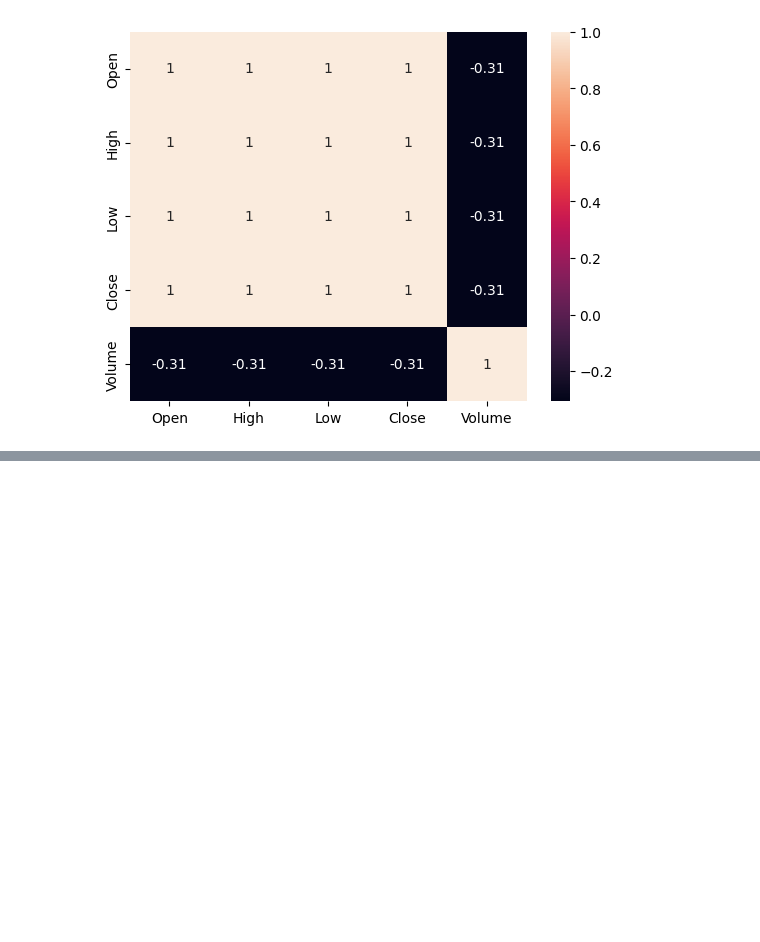
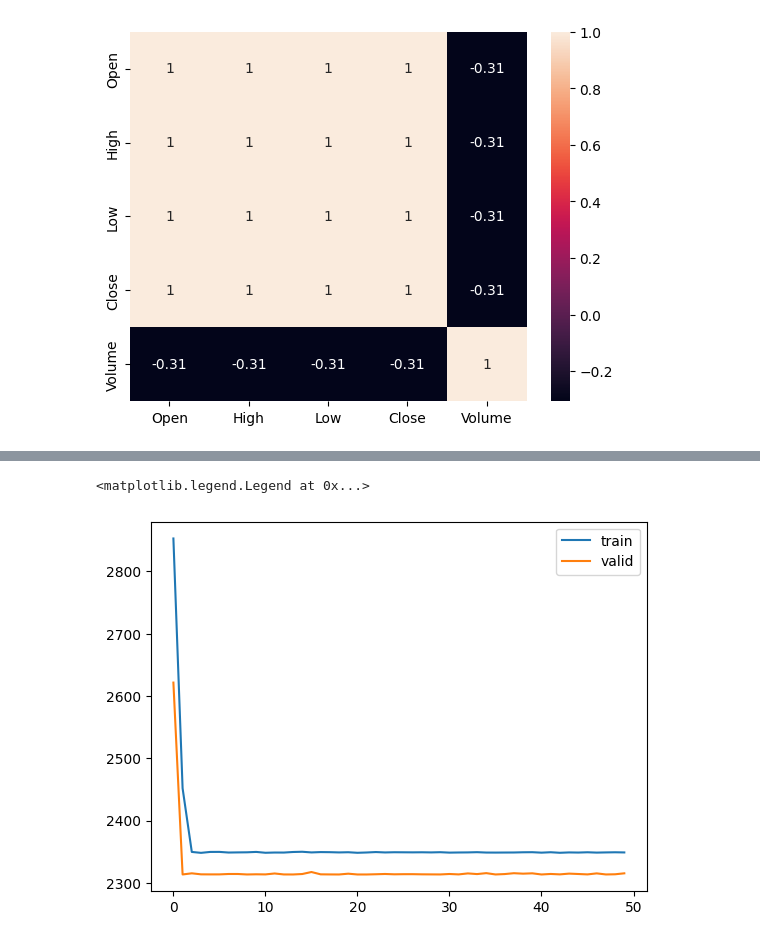
Before and after one commit to Amen-Haj-Brahim/lstm-apple-stocks, a Jupyter notebook: lstm.ipynb, the cells around one changed output, grey strips where cells are left out. Saved outputs shown, nothing was run; the diff lists cells and outputs as text; code cells hidden in the pictures; blank space fills up the shorter version.

```diff
--- a/lstm.ipynb
+++ b/lstm.ipynb
@@ -94,2 +157,13 @@ model.add(Dense(5))
+# %%
+model.add(LSTM(10,input_shape=(X_train.shape[1], X_train.shape[2]), return_sequences=True))
+model.add(LSTM(5))
+# model.add(Dropout(0.2))
+model.add(Dense(32,activation='relu'))
+model.add(Dense(16,activation='relu'))
+# model.add(Dropout(0.2))
+model.add(Dense(1,activation='linear'))
 # %%
-model.compile(optimizer='adam')
+model.compile(optimizer='adam',loss='mean_squared_error',metrics='mean_absolute_error')
+# %%
+with tf.device('/GPU:0'):
+    hist=model.fit(X_train,y_train,epochs=50,batch_size=64,validation_split=0.1,verbose=1)
@@ -98,2 +209,0 @@ model.summary()
-# %%
-hist=model.fit(X_train,y_train)
@@ -99,0 +221,7 @@ hist=model.fit(X_train,y_train)
+# %%
+plt.plot(hist.history['loss'])
+plt.plot(hist.history['val_loss'])
+plt.legend(['train', 'valid'])
+# %% [output]
+<matplotlib.legend.Legend at 0x...>
+[figure, added]
```
Also changed, not shown: parts of 27 cells of this notebook, 1 other file.
